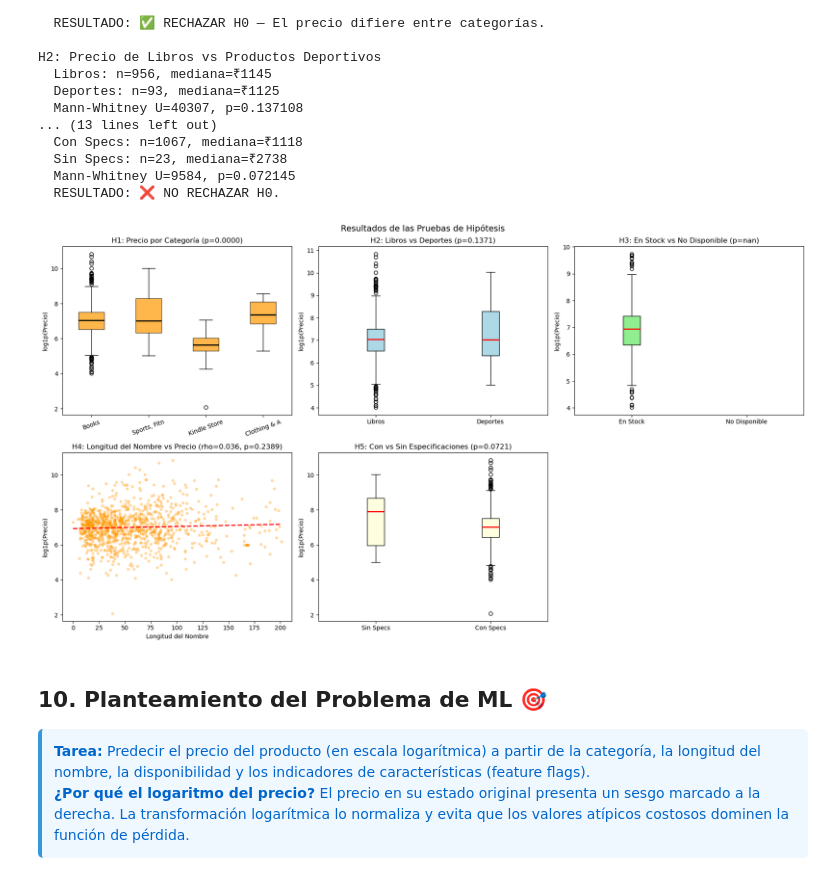
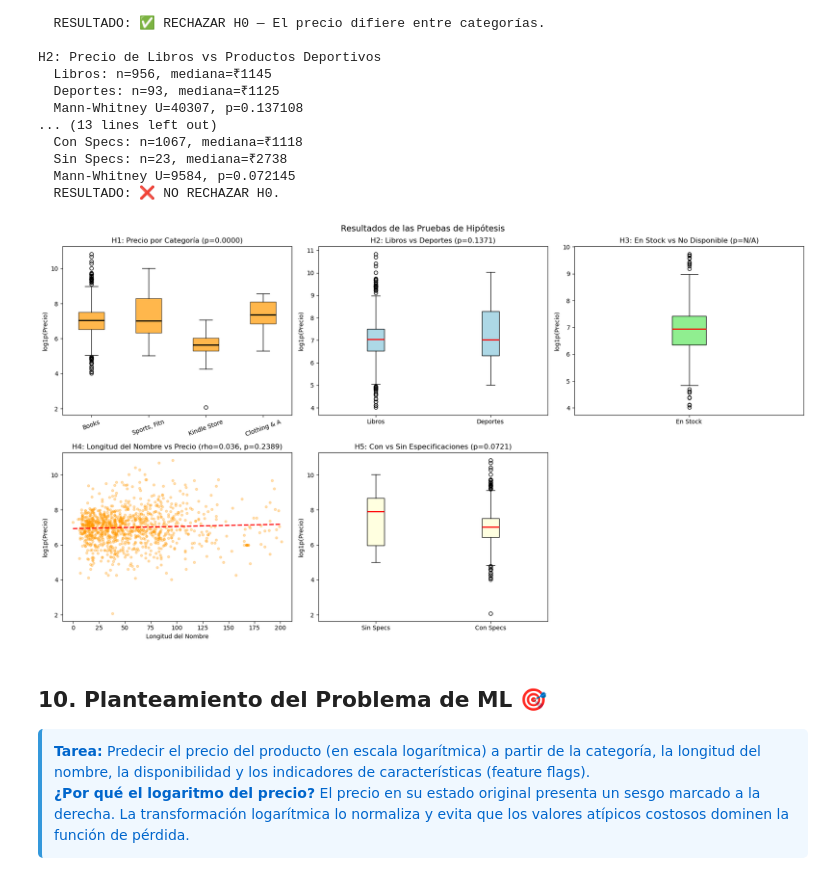
Before and after one commit to GuadalupeSaavedra/9AIEVND-ADND-Practicas-230349-2, a Jupyter notebook: Practica04/Practica04_230349.ipynb, the cells around one changed output. Cells and saved outputs as stored; diff of their text form; code cells hidden in the pictures.

```diff
--- a/Practica04/Practica04_230349.ipynb
+++ b/Practica04/Practica04_230349.ipynb
@@ -825,53 +841,68 @@ fig, axes = plt.subplots(2, 3, figsize=(18, 10))
 
 # H1
 axes[0,0].boxplot([np.log1p(g) for g in cat_groups_kw],
-                  labels=[l[:12] for l in cat_labels_kw], patch_artist=True,
+                  tick_labels=[l[:12] for l in cat_labels_kw], patch_artist=True,
                   boxprops=dict(facecolor='#FF9900', alpha=0.7),
                   medianprops=dict(color='black', lw=2))
 axes[0,0].set_title(f'H1: Precio por Categoría (p={p1:.4f})')
-axes[0,0].set_ylabel('log1p(Precio)'); axes[0,0].tick_params(axis='x', rotation=20)
+axes[0,0].set_ylabel('log1p(Precio)')
+axes[0,0].tick_params(axis='x', rotation=20)
 
 # H2
-axes[0,1].boxplot([np.log1p(df_priced[df_priced['is_book']==1]['price_clean']),
-                   np.log1p(df_priced[df_priced['is_sports']==1]['price_clean'])],
-                  labels=['Libros','Deportes'], patch_artist=True,
+axes[0,1].boxplot([np.log1p(df_priced[df_priced['is_book']==1]['price_clean'].dropna()),
+                   np.log1p(df_priced[df_priced['is_sports']==1]['price_clean'].dropna())],
+                  tick_labels=['Libros','Deportes'], patch_artist=True,
                   boxprops=dict(facecolor='lightblue'),
                   medianprops=dict(color='red', lw=2))
 axes[0,1].set_title(f'H2: Libros vs Deportes (p={p2:.4f})')
 axes[0,1].set_ylabel('log1p(Precio)')
 
-# H3
-axes[0,2].boxplot([np.log1p(df_priced[df_priced['is_instock']==1]['price_clean']),
-                   np.log1p(df_priced[df_priced['is_unavailable']==1]['price_clean'])],
-                  labels=['En Stock','No Disponible'], patch_artist=True,
-                  boxprops=dict(facecolor='lightgreen'),
-                  medianprops=dict(color='red', lw=2))
-axes[0,2].set_title(f'H3: En Stock vs No Disponible (p={p3:.4f})')
+# H3 - Corregido para manejar el grupo vacío sin datos
+h3_data_1 = np.log1p(df_priced[df_priced['is_instock']==1]['price_clean'].dropna())
+h3_data_2 = np.log1p(df_priced[df_priced['is_unavailable']==1]['price_clean'].dropna())
+
+# Si el segundo grupo está vacío, graficamos solo el primero para evitar errores
+if len(h3_data_2) == 0:
+    axes[0,2].boxplot([h3_data_1], tick_labels=['En Stock'], patch_artist=True,
+                      boxprops=dict(facecolor='lightgreen'),
+                      medianprops=dict(color='red', lw=2))
+else:
+    axes[0,2].boxplot([h3_data_1, h3_data_2], tick_labels=['En Stock','No Disponible'], patch_artist=True,
+                      boxprops=dict(facecolor='lightgreen'),
+                      medianprops=dict(color='red', lw=2))
+
+texto_p3 = "N/A" if p3 is None else f"{p3:.4f}"
+axes[0,2].set_title(f'H3: En Stock vs No Disponible (p={texto_p3})')
 axes[0,2].set_ylabel('log1p(Precio)')
 
 # H4
 axes[1,0].scatter(df_priced['name_length'], df_priced['log_price'],
                   alpha=0.3, color='#FF9900', s=15)
 m, b = np.polyfit(df_priced['name_length'], df_priced['log_price'], 1)
 x = np.linspace(0, df_priced['name_length'].max(), 100)
 axes[1,0].plot(x, m*x+b, 'r--', lw=2)
 axes[1,0].set_title(f'H4: Longitud del Nombre vs Precio (rho={rho4:.3f}, p={p4:.4f})')
-axes[1,0].set_xlabel('Longitud del Nombre'); axes[1,0].set_ylabel('log1p(Precio)')
+axes[1,0].set_xlabel('Longitud del Nombre')
+axes[1,0].set_ylabel('log1p(Precio)')
 
 # H5
-axes[1,1].boxplot([np.log1p(df_priced[df_priced['has_specs']==0]['price_clean']),
-                   np.log1p(df_priced[df_priced['has_specs']==1]['price_clean'])],
-                  labels=['Sin Specs','Con Specs'], patch_artist=True,
+axes[1,1].boxplot([np.log1p(df_priced[df_priced['has_specs']==0]['price_clean'].dropna()),
+                   np.log1p(df_priced[df_priced['has_specs']==1]['price_clean'].dropna())],
+                  tick_labels=['Sin Specs','Con Specs'], patch_artist=True,
                   boxprops=dict(facecolor='lightyellow'),
                   medianprops=dict(color='red', lw=2))
-axes[1,1].set_title(f'H5: Con vs Sin Especificaciones (p={p5:.4f})')
+texto_p5 = "N/A" if p5 is None else f"{p5:.4f}"
+axes[1,1].set_title(f'H5: Con vs Sin Especificaciones (p={texto_p5})')
 axes[1,1].set_ylabel('log1p(Precio)')
 
+# Ocultar el último recuadro vacío
 axes[1,2].set_visible(False)
+
 plt.suptitle('Resultados de las Pruebas de Hipótesis', fontsize=14)
-plt.tight_layout(); plt.show()
+plt.tight_layout()
+plt.show()
 # %% [output]
-[figure, old version]
+[figure, new version]
 # %% [markdown]
 ## 10. Planteamiento del Problema de ML 🎯 <a id='s9'></a>
 
```
Also changed, not shown: parts of 17 cells of this notebook.
